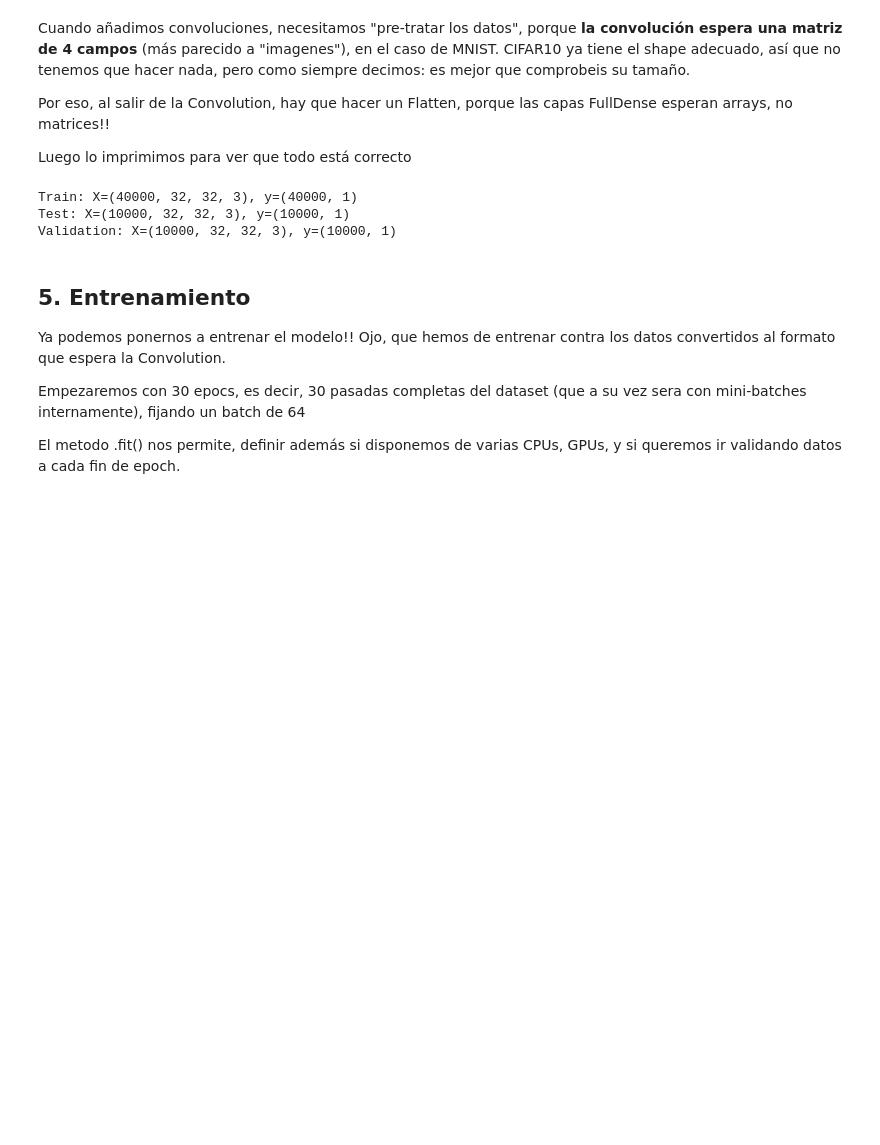
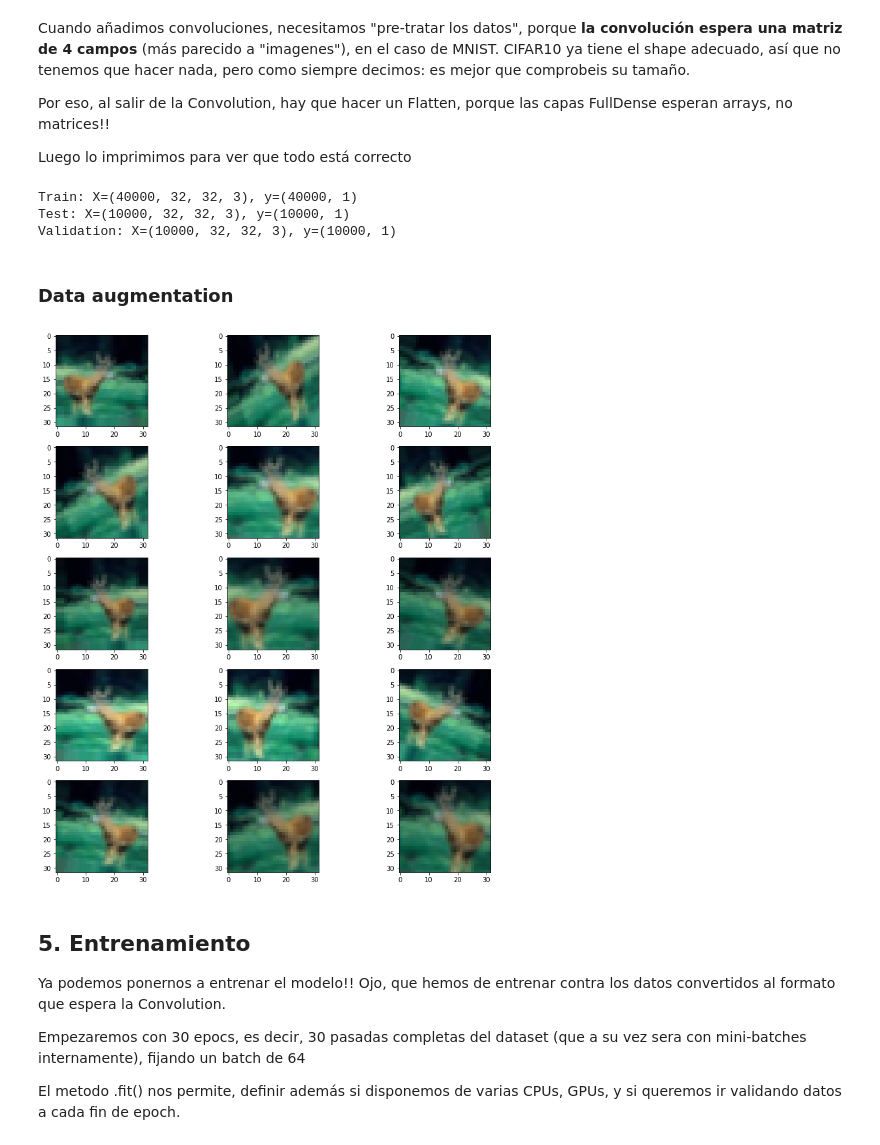
Before and after one commit to Rodrixx05/cifar-10, a Jupyter notebook: cnn-cifar10-tf2-v0.ipynb, the cells around one changed output. Saved outputs shown, nothing was run; the diff lists cells and outputs as text; code cells hidden in the pictures; blank space fills up the shorter version.

```diff
--- a/cnn-cifar10-tf2-v0.ipynb
+++ b/cnn-cifar10-tf2-v0.ipynb
@@ -178,3 +178,5 @@ print('Validation: X=%s, y=%s' % (x_val_scaled.shape, y_val.shape))
 Train: X=(40000, 32, 32, 3), y=(40000, 1)
 Test: X=(10000, 32, 32, 3), y=(10000, 1)
 Validation: X=(10000, 32, 32, 3), y=(10000, 1)
+# %% [markdown]
+### Data augmentation
@@ -181,3 +216,15 @@ Validation: X=(10000, 32, 32, 3), y=(10000, 1)
+# %%
+plt.figure(figsize=(12, 12))
+for i in range(0, 15):
+    plt.subplot(5, 3, i+1)
+    for X, Y in example_generator:
+        image = X[0]
+        plt.imshow(image)
+        break
+plt.tight_layout()
+plt.show()
+# %% [output]
+[figure, added]
 # %% [markdown]
 ## 5. Entrenamiento
 
```
Also changed, not shown: parts of 13 cells of this notebook.
